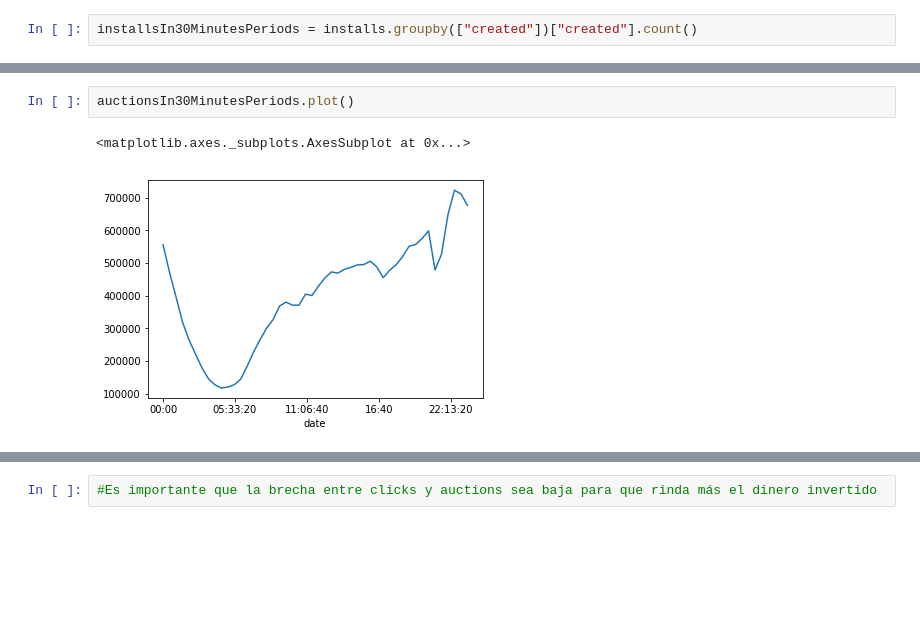
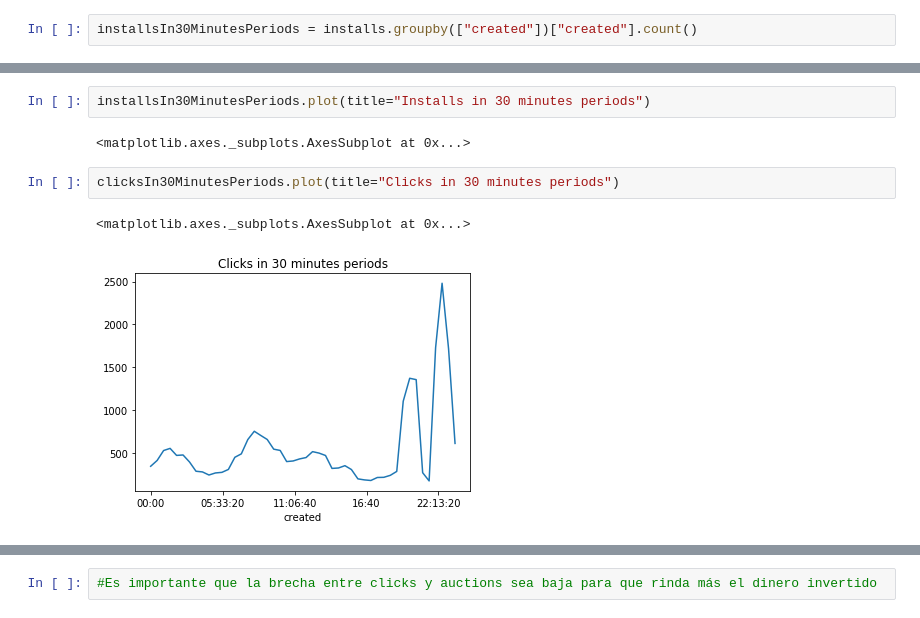
Before and after one commit to MartinRosasSommer/Datos2019, a Jupyter notebook: analisis-LucasOtero.ipynb, the cells around one changed output, grey strips where cells are left out. Saved outputs shown, nothing was run; the diff lists cells and outputs as text; blank space fills up the shorter version.

Commit message:
Added notebok with event dates ocurrencies in 30 seconds periods
Signed-off-by: otlucas <lucas.otero@despegar.com>

```diff
--- a/analisis-LucasOtero.ipynb
+++ b/analisis-LucasOtero.ipynb
@@ -117,5 +107,9 @@ clicksIn30MinutesPeriods.plot()
-# %%
-auctionsIn30MinutesPeriods.plot()
-# %% [output]
-<matplotlib.axes._subplots.AxesSubplot at 0x...>
-[figure, removed]
+# %%
+installsIn30MinutesPeriods.plot(title="Installs in 30 minutes periods")
+# %% [output]
+<matplotlib.axes._subplots.AxesSubplot at 0x...>
+# %%
+clicksIn30MinutesPeriods.plot(title="Clicks in 30 minutes periods")
+# %% [output]
+<matplotlib.axes._subplots.AxesSubplot at 0x...>
+[figure, added]
```
Also changed, not shown: parts of 9 cells of this notebook, 1 other file.
